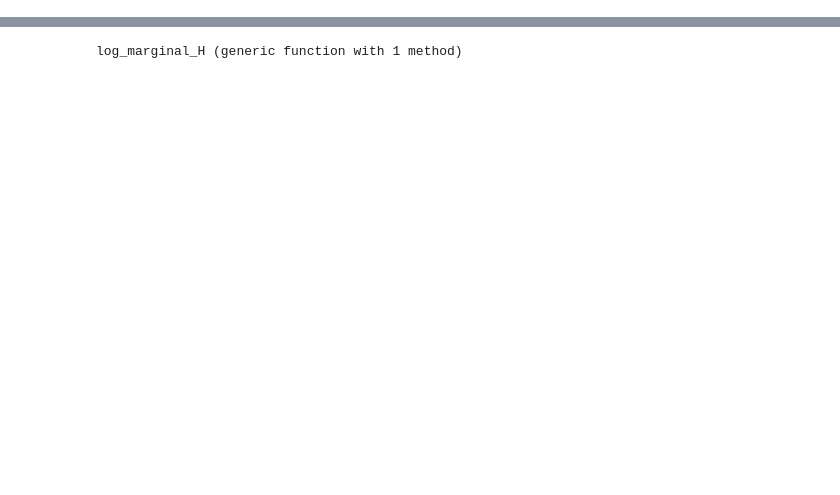
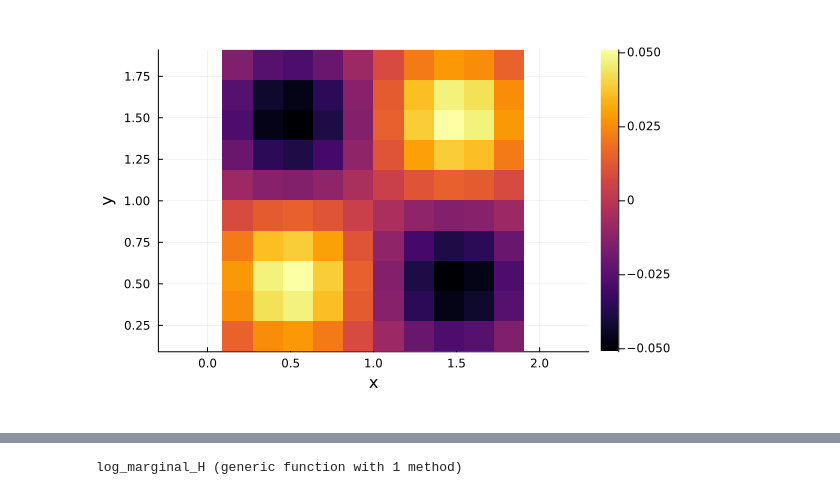
Before and after one commit to shojitoyota/Project_with_Jon, a Jupyter notebook: Poisson Equation_2d/main.ipynb, the cells around one changed output, grey strips where cells are left out. Saved outputs shown, nothing was run; the diff lists cells and outputs as text; code cells hidden in the pictures; blank space fills up the shorter version.

Commit message:
linear computation working

```diff
--- a/Poisson Equation_2d/main.ipynb
+++ b/Poisson Equation_2d/main.ipynb
@@ -306,0 +22,74 @@ savefig("a.png")
+# %%
+using LinearAlgebra
+using Plots
+
+jitter = 1e-20
+
+
+Nx = 10
+Ny = 10
+
+Lx = 2.0
+Ly = 2.0
+
+dx = Lx/(Nx+1)
+dy = Ly/(Ny+1)
+
+x = range(dx, step=dx, length=Nx)
+y = range(dy, step=dy, length=Ny)
+
+f = zeros(Nx,Ny)
+
+for j in 1:Ny
+    for i in 1:Nx
+        f[i,j] = -sin(pi*x[i])*sin(pi*y[j])
+    end
+end
+
+index(i,j) = i + (j-1)*Nx
+
+N = Nx*Ny
+A = zeros(N,N)
+
+for j in 1:Ny
+    for i in 1:Nx
+
+        k = index(i,j)
+
+        A[k,k] = -4
+
+        if i>1
+            A[k,index(i-1,j)] = 1
+        end
+
+        if i<Nx
+            A[k,index(i+1,j)] = 1
+        end
+
+        if j>1
+            A[k,index(i,j-1)] = 1
+        end
+
+        if j<Ny
+            A[k,index(i,j+1)] = 1
+        end
+    end
+end
+
+A ./= dx^2
+
+b = reshape(f, N)
+
+u = A \ b
+
+U = reshape(u, Nx, Ny)
+
+using Plots
+
+heatmap(x, y, U',
+    xlabel="x",
+    ylabel="y",
+    aspect_ratio=1,
+    right_margin=10Plots.mm)
+# %% [output]
+[figure, added]
```
Also changed, not shown: parts of 10 cells of this notebook, 43 other files.
